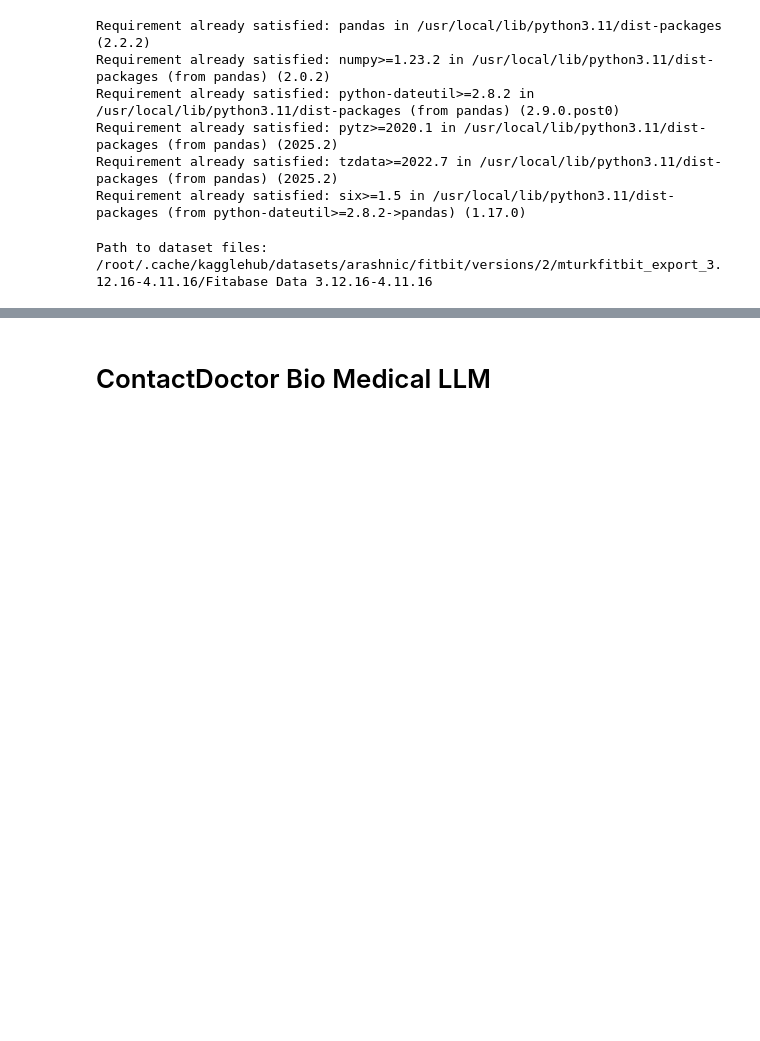
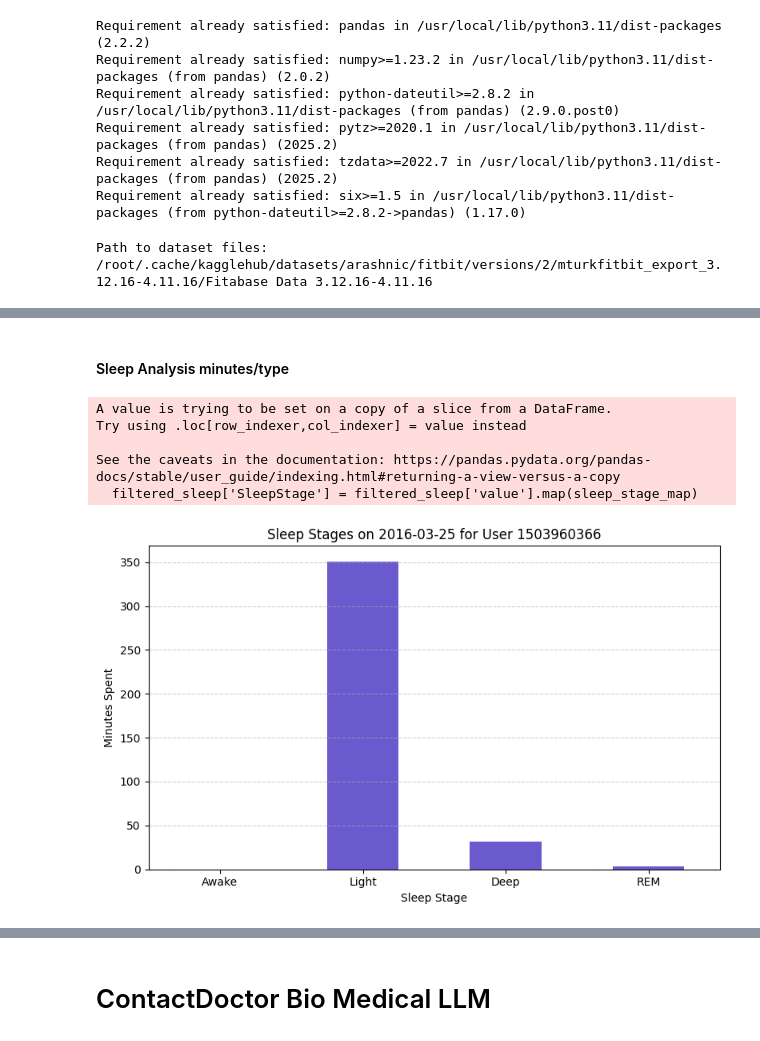
Before and after one commit to AnjaliVaghjiani/Thesis, a Jupyter notebook: DataAnalyisis.ipynb, the cells around one changed output, grey strips where cells are left out. Saved outputs shown, nothing was run; the diff lists cells and outputs as text; code cells hidden in the pictures; blank space fills up the shorter version.

```diff
--- a/DataAnalyisis.ipynb
+++ b/DataAnalyisis.ipynb
@@ -114,0 +122,47 @@ See the caveats in the documentation: https://pandas.pydata.org/pandas-docs/stab
+# %% [markdown]
+#### Sleep Analysis minutes/type
+# %%
+import pandas as pd
+import matplotlib.pyplot as plt
+from datetime import date
+
+# Step 1: Get the user's minute-level sleep data
+minute_sleep_df = user_tables['Minute Sleep'].copy()
+
+# Step 2: Convert the 'date' column to datetime if it's not already
+minute_sleep_df['date'] = pd.to_datetime(minute_sleep_df['date'])
+
+# Step 3: Filter for a specific date
+target_date = date(2016, 3, 25)  # Change as needed
+filtered_sleep = minute_sleep_df[minute_sleep_df['date'].dt.date == target_date]
+
+# Step 4: Map the numerical 'value' codes to sleep stage names
+sleep_stage_map = {
+    0: 'Awake',
+    1: 'Light',
+    2: 'Deep',
+    3: 'REM'
+}
+filtered_sleep['SleepStage'] = filtered_sleep['value'].map(sleep_stage_map)
+
+# Step 5: Count the number of minutes in each sleep stage
+sleep_stage_counts = filtered_sleep['SleepStage'].value_counts().reindex(['Awake', 'Light', 'Deep', 'REM'], fill_value=0)
+
+# Step 6: Plot the result
+plt.figure(figsize=(8, 5))
+sleep_stage_counts.plot(kind='bar', color='slateblue')
+
+plt.title(f'Sleep Stages on {target_date} for User {user_id}')
+plt.xlabel('Sleep Stage')
+plt.ylabel('Minutes Spent')
+plt.xticks(rotation=0)
+plt.grid(axis='y', linestyle='--', alpha=0.6)
+plt.tight_layout()
+plt.show()
+# %% [output]
+A value is trying to be set on a copy of a slice from a DataFrame.
+Try using .loc[row_indexer,col_indexer] = value instead
+
+See the caveats in the documentation: https://pandas.pydata.org/pandas-docs/stable/user_guide/indexing.html#returning-a-view-versus-a-copy
+  filtered_sleep['SleepStage'] = filtered_sleep['value'].map(sleep_stage_map)
+[figure, added]
```
Also changed, not shown: parts of 6 cells of this notebook.
